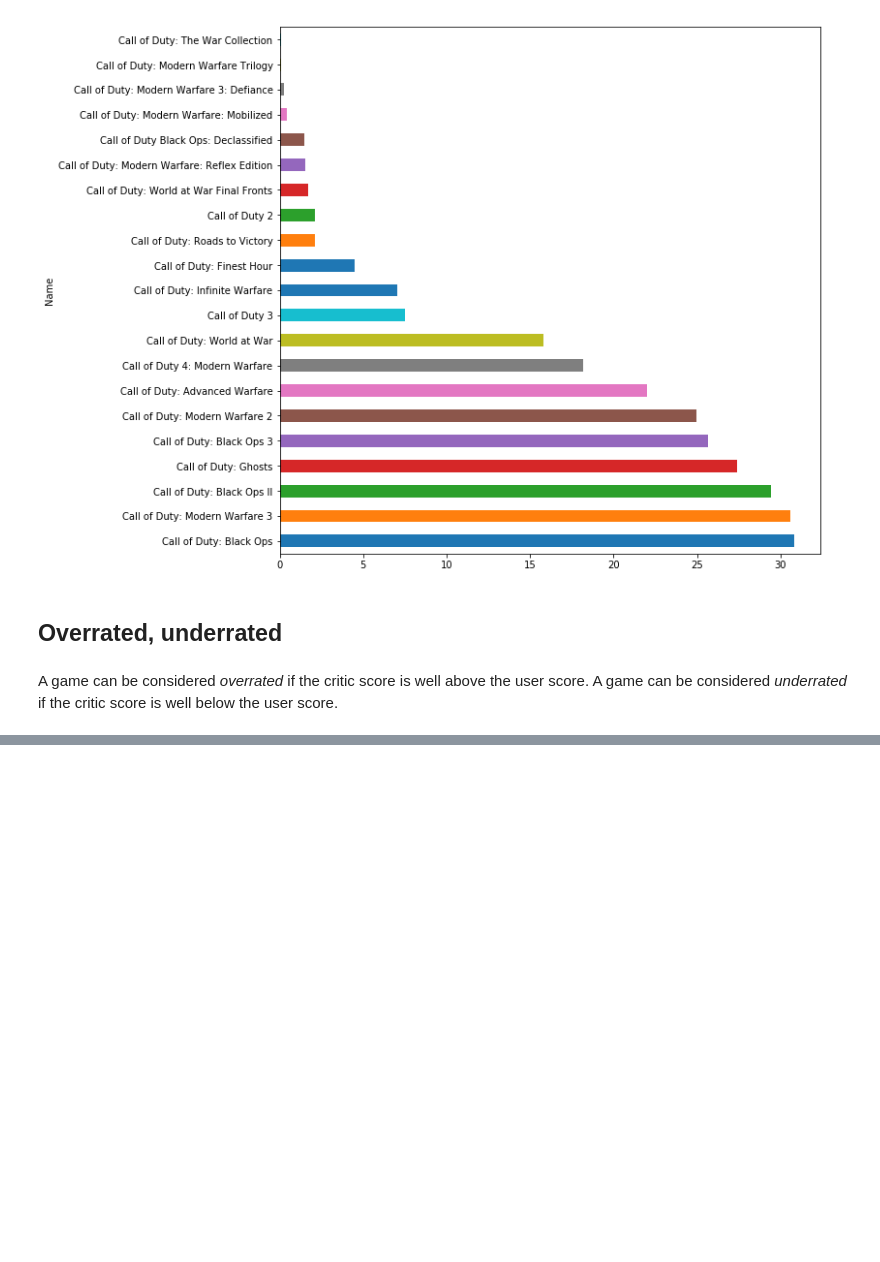
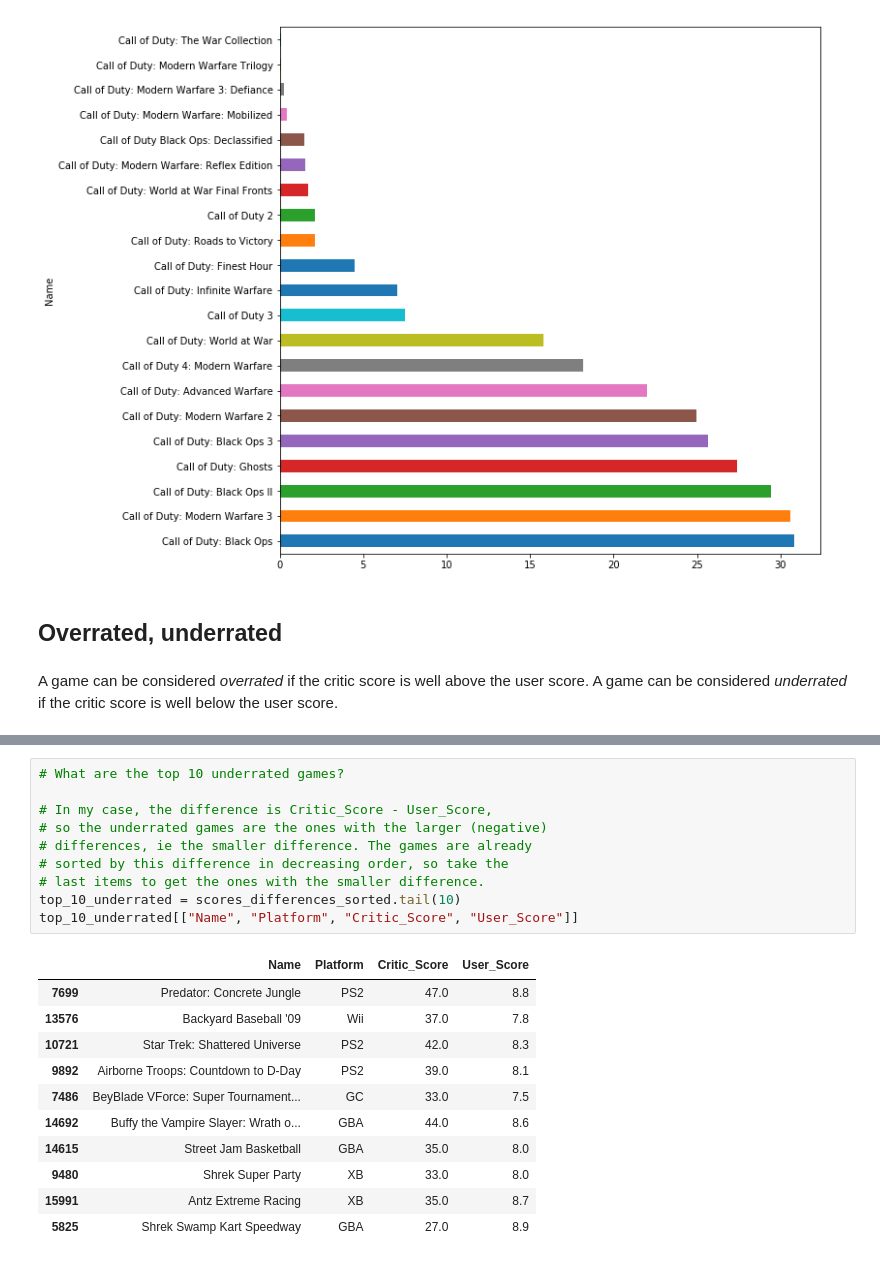
Before and after one commit to tca19/data-analysis, a Jupyter notebook: use-cases-DA-1/2-video-games-sales-solutions.ipynb, the cells around one changed output, grey strips where cells are left out. Cells and saved outputs as stored; diff of their text form; blank space fills up the shorter version.

```diff
--- a/use-cases-DA-1/2-video-games-sales-solutions.ipynb
+++ b/use-cases-DA-1/2-video-games-sales-solutions.ipynb
@@ -229,0 +263,22 @@ Name: Scores_Difference, dtype: float64
+# %%
+# What are the top 10 underrated games?
+
+# In my case, the difference is Critic_Score - User_Score,
+# so the underrated games are the ones with the larger (negative)
+# differences, ie the smaller difference. The games are already
+# sorted by this difference in decreasing order, so take the
+# last items to get the ones with the smaller difference.
+top_10_underrated = scores_differences_sorted.tail(10)
+top_10_underrated[["Name", "Platform", "Critic_Score", "User_Score"]]
+# %% [output]
+|  | Name | Platform | Critic_Score | User_Score |
+| 7699 | Predator: Concrete Jungle | PS2 | 47.0 | 8.8 |
+| 13576 | Backyard Baseball '09 | Wii | 37.0 | 7.8 |
+| 10721 | Star Trek: Shattered Universe | PS2 | 42.0 | 8.3 |
+| 9892 | Airborne Troops: Countdown to D-Day | PS2 | 39.0 | 8.1 |
+| 7486 | BeyBlade VForce: Super Tournament... | GC | 33.0 | 7.5 |
+| 14692 | Buffy the Vampire Slayer: Wrath o... | GBA | 44.0 | 8.6 |
+| 14615 | Street Jam Basketball | GBA | 35.0 | 8.0 |
+| 9480 | Shrek Super Party | XB | 33.0 | 8.0 |
+| 15991 | Antz Extreme Racing | XB | 35.0 | 8.7 |
+| 5825 | Shrek Swamp Kart Speedway | GBA | 27.0 | 8.9 |
```
Also changed, not shown: parts of 5 cells of this notebook.
